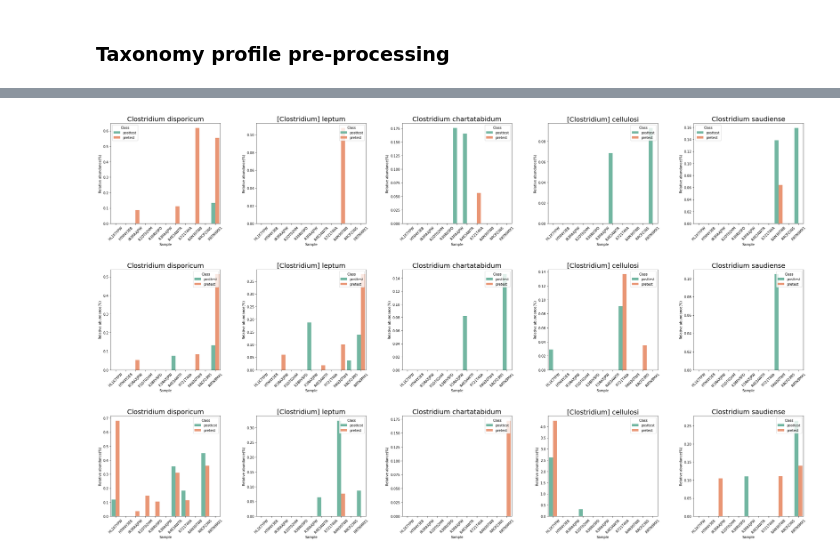
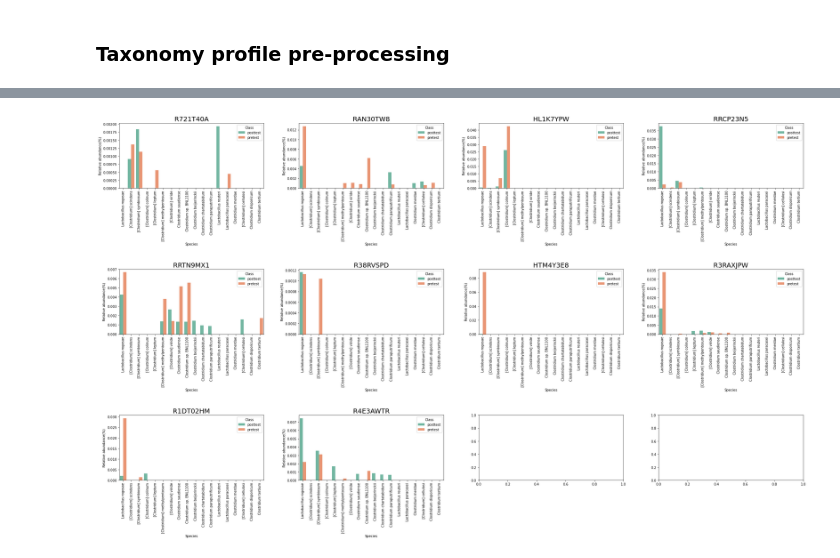
Before and after one commit to brucewu1996/Probiotics_signature, a Jupyter notebook: within_individual_test.ipynb, the cells around one changed output, grey strips where cells are left out. Saved outputs shown, nothing was run; the diff lists cells and outputs as text; code cells hidden in the pictures.

```diff
--- a/within_individual_test.ipynb
+++ b/within_individual_test.ipynb
@@ -12,6 +39,6 @@ sys.path.append("/home/bruce1996/data/Yi-Fung-Chuang/")
 # %%
 probiotics = ["Bifidobacterium animalis","Bifidobacterium bifidum","Clostridium butyricum","Lactobacillus acidophilus",
                "Lactobacillus casei","Lactobacillus gasseri","Lactobacillus johnsonii","Lactobacillus paracasei",
-               "Lactobacillus plantarum","Lactobacillus reuteri","Lactobacillus rhamnosus","Clostridium butyricum"]
+               "Lactobacillus plantarum","Lactobacillus reuteri","Lactobacillus rhamnosus"]
 genus = [x.split(' ')[0] for x in probiotics]
 genus = list(set(genus))
@@ -36,0 +59,14 @@ merge_df.index = merge_df['species']
+# %%
+#emu probiotics abundance
+emu_output_path = '/home/bruce1996/data/Yi-Fung-Chuang/within_individual/emu_output/'
+merge_df = merge_emu_output(emu_output_path)
+# %%
+idx = [bool(x in probiotics) for x in merge_df['species']]
+probiotics_df = merge_df.loc[idx,:]
+probiotics_df = probiotics_df.melt(id_vars='species')
+probiotics_df.columns = ['Species','Sample','Relative_abundance']
+sample = [x.split('_')[0] for x in probiotics_df['Sample']]
+label = [x.split('_')[1] for x in probiotics_df['Sample']]
+probiotics_df['Sample'] = sample
+probiotics_df['Class'] = label
+probiotics_df['Relative_abundance'] = probiotics_df['Relative_abundance'] * 100
@@ -37,31 +98,51 @@ merge_df.index = merge_df['species']
 # %%
-probiotics_index = [bool(re.search(genus[1],x)) for x in merge_df['species']]
-probiotics_df = merge_df.loc[probiotics_index,:]
+emu_output_path = '/home/bruce1996/data/Yi-Fung-Chuang/within_individual/emu_output/'
+merge_df = merge_emu_output(emu_output_path)
+
+a = [x for x in merge_df['species'] if bool(re.search(genus[0],x)) ]
+b = [x for x in merge_df['species'] if bool(re.search(genus[1],x)) ]
+c = [x for x in merge_df['species'] if bool(re.search(genus[2],x)) ]
+probiotics = a + b + c
+probiotics_idx = [x in probiotics for x in merge_df['species']]
+probiotics_df = merge_df.loc[probiotics_idx]
+'''
 probiotics_df = probiotics_df.melt(id_vars='species')
 probiotics_df.columns = ['Species','Sample','Abundance']
 sample = [x.split('_')[0] for x in probiotics_df['Sample']]
 label = [x.split('_')[1] for x in probiotics_df['Sample']]
 probiotics_df['Sample'] = sample
 probiotics_df['Class'] = label
 #convert to percentage
 probiotics_df['Abundance'] = probiotics_df['Abundance'] * 100
-sp = list(set(probiotics_df['Species']))
-
-fig,axs = plt.subplots(3,5,figsize = (30,18),squeeze = False)
-for r in range(3):
-    for c in range(5):
-        df = probiotics_df.loc[probiotics_df['Species'] == sp[r*5+c-1],:]
-        sns.barplot(x='Sample',y='Abundance',hue='Class',data=df,palette="Set2",ax = axs[r][c])
-        axs[r][c].set_xticklabels(axs[r][c].get_xticklabels(),rotation = 45)
+'''
+sample = list(set([x.split('_')[0] for x in probiotics_df.columns][1:]))
+nrow = 3
+ncol = 4
+fig,axs = plt.subplots(nrow,ncol,figsize = (30,18),squeeze = False)
+for r in range(nrow):
+    for c in range(ncol):
+        if r *ncol + c == 10 :
+            break
+        sample_idx = [bool(re.search(sample[r*ncol+c-1],x)) for x in list(probiotics_df.columns)]
+        sample_idx[0] = True
+        df = probiotics_df.loc[:,sample_idx]
+        df = df.melt(id_vars='species')
+        df.columns = ['Species','Sample','Abundance']
+        samplename = [x.split('_')[0] for x in df['Sample']]
+        label = [x.split('_')[1] for x in df['Sample']]
+        df['Sample'] = samplename
+        df['Class'] = label
+        sns.barplot(x='Species',y='Abundance',hue='Class',data=df,palette="Set2",ax = axs[r][c])
+        axs[r][c].set_xticklabels(axs[r][c].get_xticklabels(),rotation = 90)
         axs[r][c].set_ylabel('Relative abundance(%)')
-        axs[r][c].set_title(sp[c],fontsize = 20)
+        axs[r][c].set_title(sample[r*ncol+c-1],fontsize = 20)
 
 output_path = '/home/bruce1996/data/Yi-Fung-Chuang/within_individual/tmp/'
 dir_exist = os.path.exists(output_path)
 if not dir_exist :
     os.makedirs(output_path)
 filename = 'Within_individual_test_of_' + genus[1] + '.png'
 plt.tight_layout(h_pad=5, w_pad=5)
 plt.savefig(output_path + filename,dpi = 300,bbox_inches = "tight")
 # %% [output]
-[figure, old version]
+[figure, new version]
```
Also changed, not shown: parts of 5 cells of this notebook, 3 other files.
